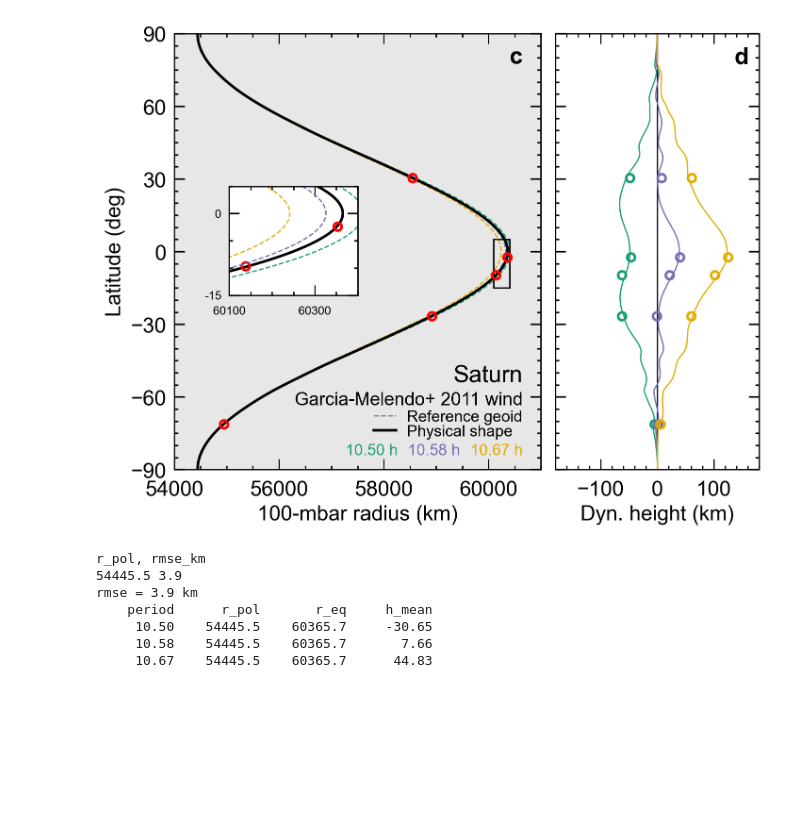
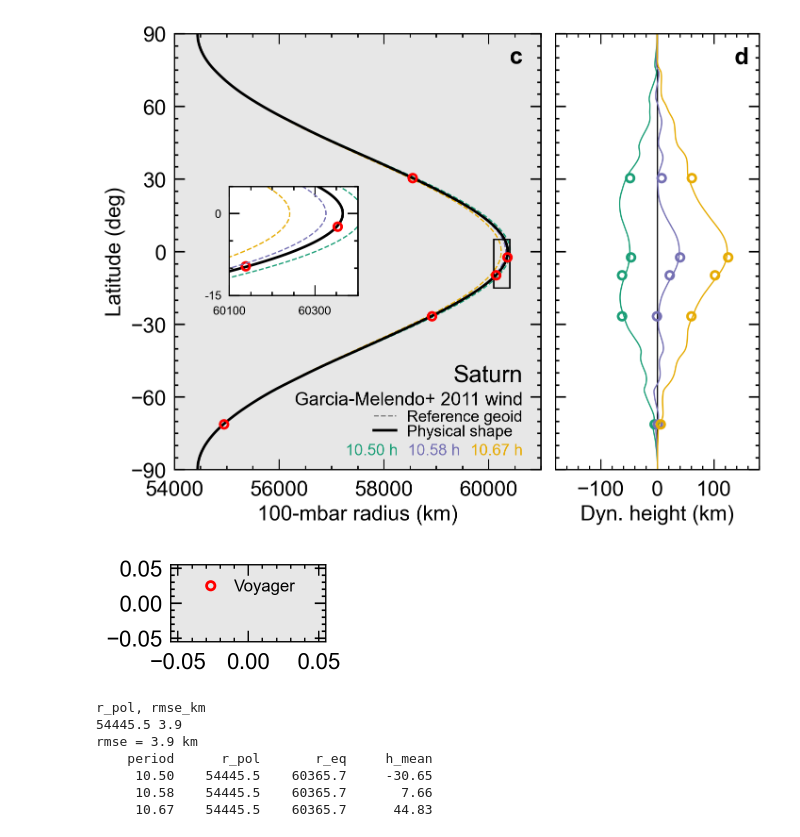
Before and after one commit to chkvch/giant-planet-geoids, a Jupyter notebook: saturn_shape.ipynb, the cells around one changed output. Drawn from its saved outputs; the diff is of its cells as text; code cells hidden in the pictures; blank space fills up the shorter version.

```diff
--- a/saturn_shape.ipynb
+++ b/saturn_shape.ipynb
@@ -183,6 +183,15 @@ rmse = 4.2 km
      10.58    54445.7    60365.4       7.47
      10.67    54445.7    60365.4      44.63
 [figure]
+# %%
+# create a legend that can be embedded after the fact
+fig, ax = plt.subplots(figsize=(2, 1))
+ax.set_facecolor('#e7e7e7')
+ax.plot([], 'o', mew=2, mec='r', mfc='none', label='Voyager')
+ax.legend(loc=1, bbox_to_anchor=(0.9, 1), fontsize=12, numpoints=1)
+plt.savefig('figures/saturn_legend.pdf')
+# %% [output]
+[figure, added]
 # %%
 # same but use version of omega function that keeps omega fixed as a function of distance from rotation axis
 ax, ax_inset = shape_plot()
```
Also changed, not shown: 5 other files.
